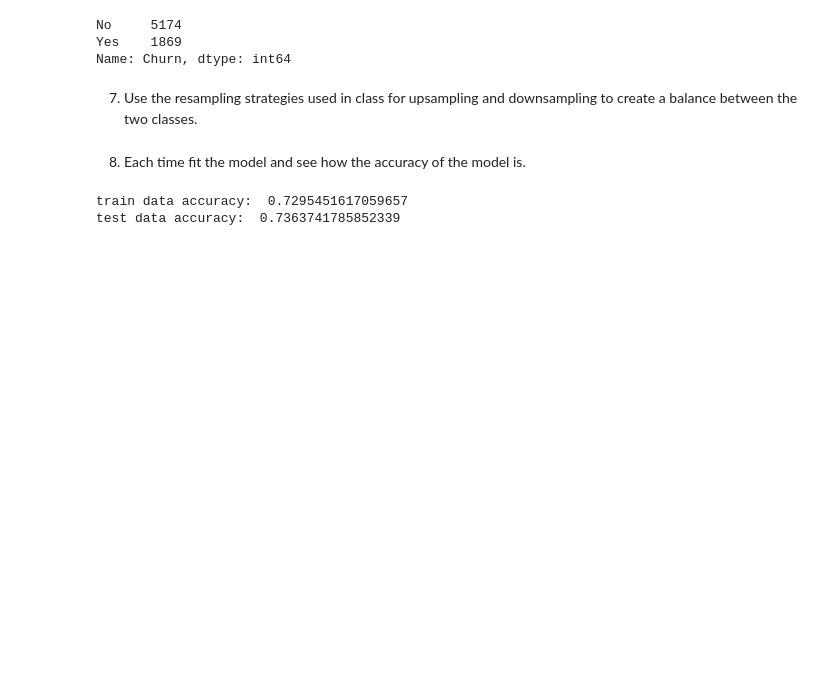
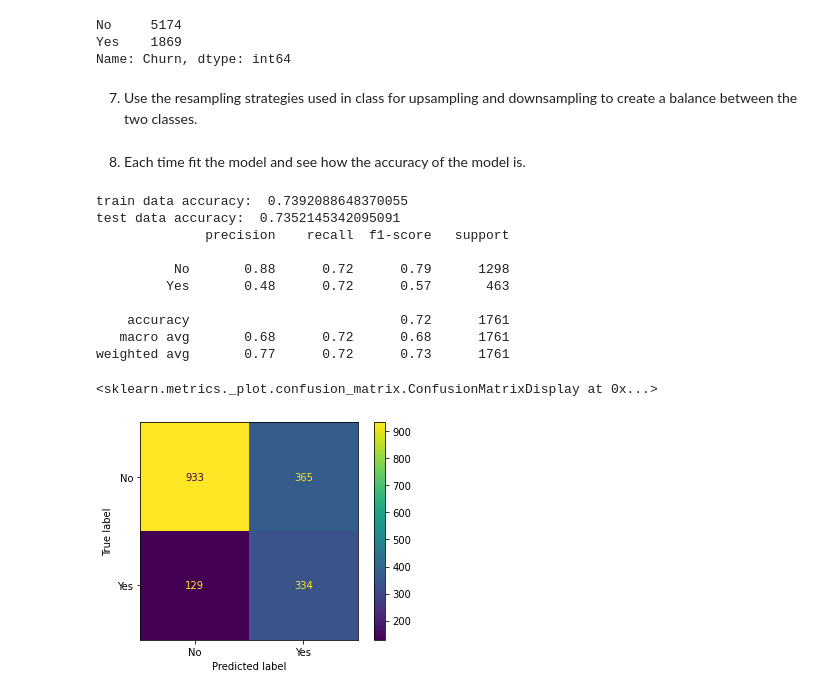
Before and after one commit to elizabeth-sames/lab-handling-data-imbalance-classification, a Jupyter notebook: Lab - Handling data imbalance - classification.ipynb, the cells around one changed output. Cells and saved outputs as stored; diff of their text form; code cells hidden in the pictures; blank space fills up the shorter version.

```diff
--- a/Lab - Handling data imbalance - classification.ipynb
+++ b/Lab - Handling data imbalance - classification.ipynb
@@ -155,6 +173,7 @@ Managing imbalance in the dataset
 # %% [markdown]
 6. Check for the imbalance.
 # %%
+y = churnData['Churn']
 y.value_counts()
 # %% [output]
 No     5174
@@ -188,16 +207,33 @@ churnData_downsampled = pd.concat([minority_class, majority_class_undersampled],
 # %%
 # upsampled model
 y = churnData_upsampled['Churn']
 X = churnData_upsampled.drop(['Churn'], axis=1)
 
-X_train, X_test, y_train, y_test = train_test_split(X, y, random_state=0)
+X_train_u, X_test_u, y_train_u, y_test_u= train_test_split(X, y, random_state=0)
 
-clf_u = LogisticRegression().fit(X_train, y_train)
-print('train data accuracy: ', clf_u.score(X_train, y_train))
-print('test data accuracy: ', clf_u.score(X_test, y_test))
+clf_u = LogisticRegression().fit(X_train_u, y_train_u)
+print('train data accuracy: ', clf_u.score(X_train_u, y_train_u))
+print('test data accuracy: ', clf_u.score(X_test_u, y_test_u))
+
+pred = clf_u.predict(X_test)
+log_model_upsampled = classification_report(y_test, pred)
+print(log_model_upsampled)
+
+from sklearn.metrics import plot_confusion_matrix
+plot_confusion_matrix(clf_u, X_test, y_test)
 # %% [output]
-train data accuracy:  0.7295451617059657
-test data accuracy:  0.7363741785852339
+train data accuracy:  0.7392088648370055
+test data accuracy:  0.7352145342095091
+              precision    recall  f1-score   support
+
+          No       0.88      0.72      0.79      1298
+         Yes       0.48      0.72      0.57       463
+
+    accuracy                           0.72      1761
+   macro avg       0.68      0.72      0.68      1761
+weighted avg       0.77      0.72      0.73      1761
+<sklearn.metrics._plot.confusion_matrix.ConfusionMatrixDisplay at 0x...>
+[figure, added]
 # %%
 # downsampled model
 y = churnData_downsampled['Churn']
```
Also changed, not shown: parts of 5 cells of this notebook.
